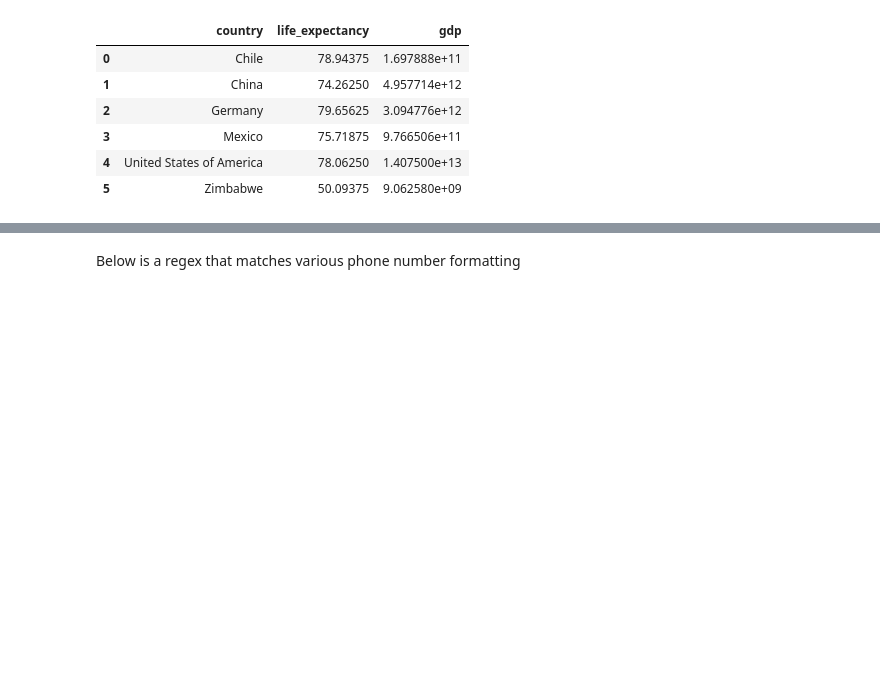
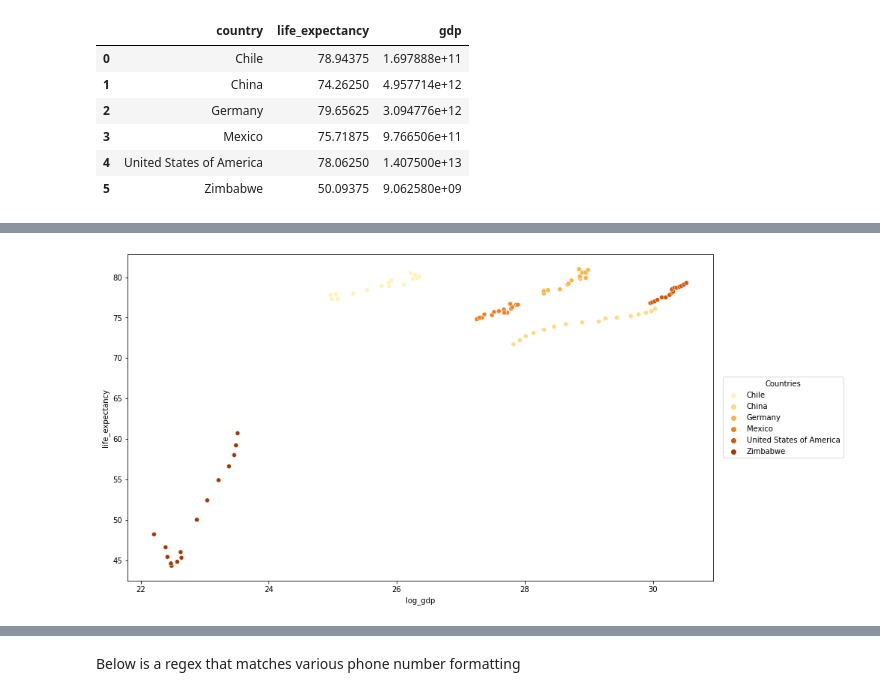
Before and after one commit to rj-pal/Codecademy, a Jupyter notebook: Life-Expectancy-and-GDP-Starter/life_expectancy_gdp.ipynb, the cells around one changed output, grey strips where cells are left out. Saved outputs shown, nothing was run; the diff lists cells and outputs as text; code cells hidden in the pictures; blank space fills up the shorter version.

```diff
--- a/Life-Expectancy-and-GDP-Starter/life_expectancy_gdp.ipynb
+++ b/Life-Expectancy-and-GDP-Starter/life_expectancy_gdp.ipynb
@@ -111,0 +161,14 @@ for country_name in data.country.unique():
+# %%
+# country_data = data[data.country == 'Germany']
+data['log_gdp'] = np.log(data['gdp'])
+# data.head()
+plt.figure(figsize=(14,8))
+sns.scatterplot(x='log_gdp', y='life_expectancy', hue='country', data=data, palette='YlOrBr')
+plt.legend(loc='center left',bbox_to_anchor=(1.01, 0.5), title='Countries')
+
+fig = plt.gcf()
+fig.set_facecolor('white')
+plt.savefig('test_.png', bbox_inches='tight', dpi=150)
+plt.show()
+# %% [output]
+[figure, added]
```
Also changed, not shown: parts of 9 cells of this notebook.
